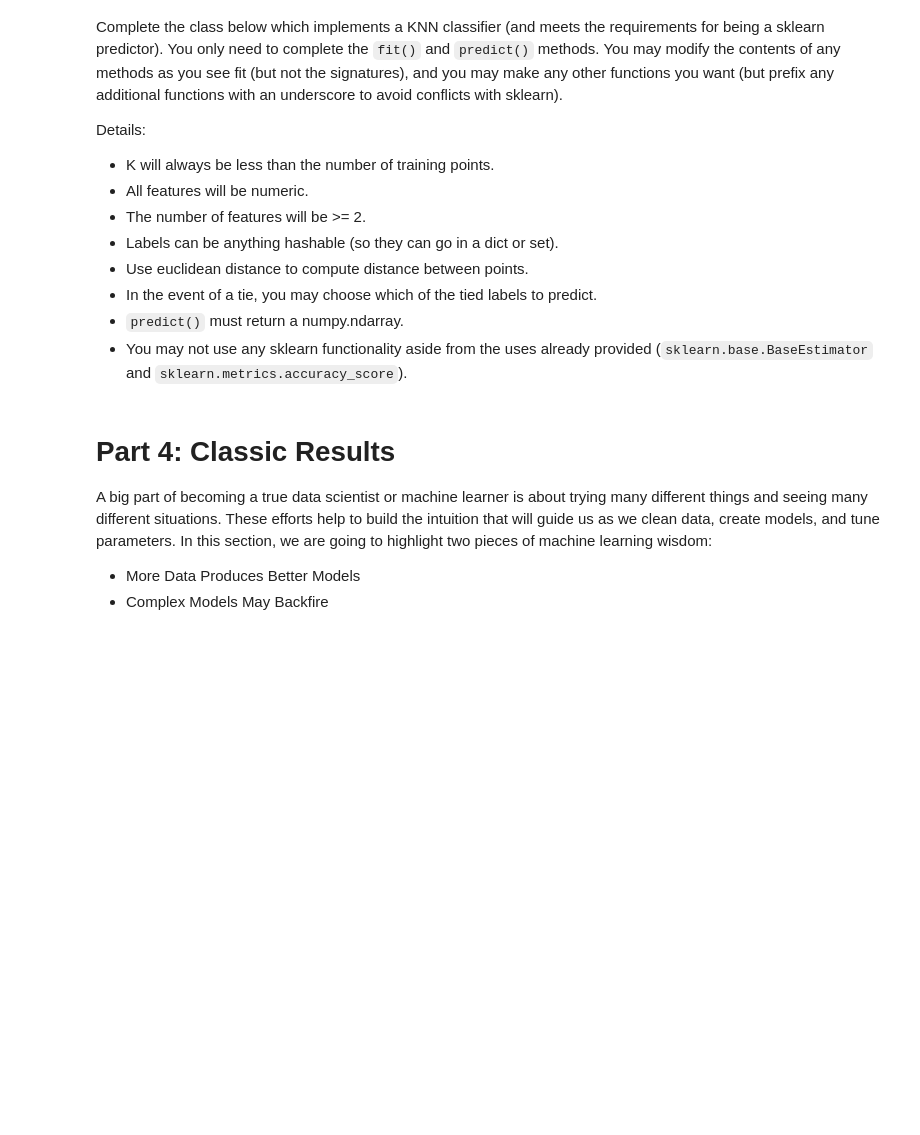
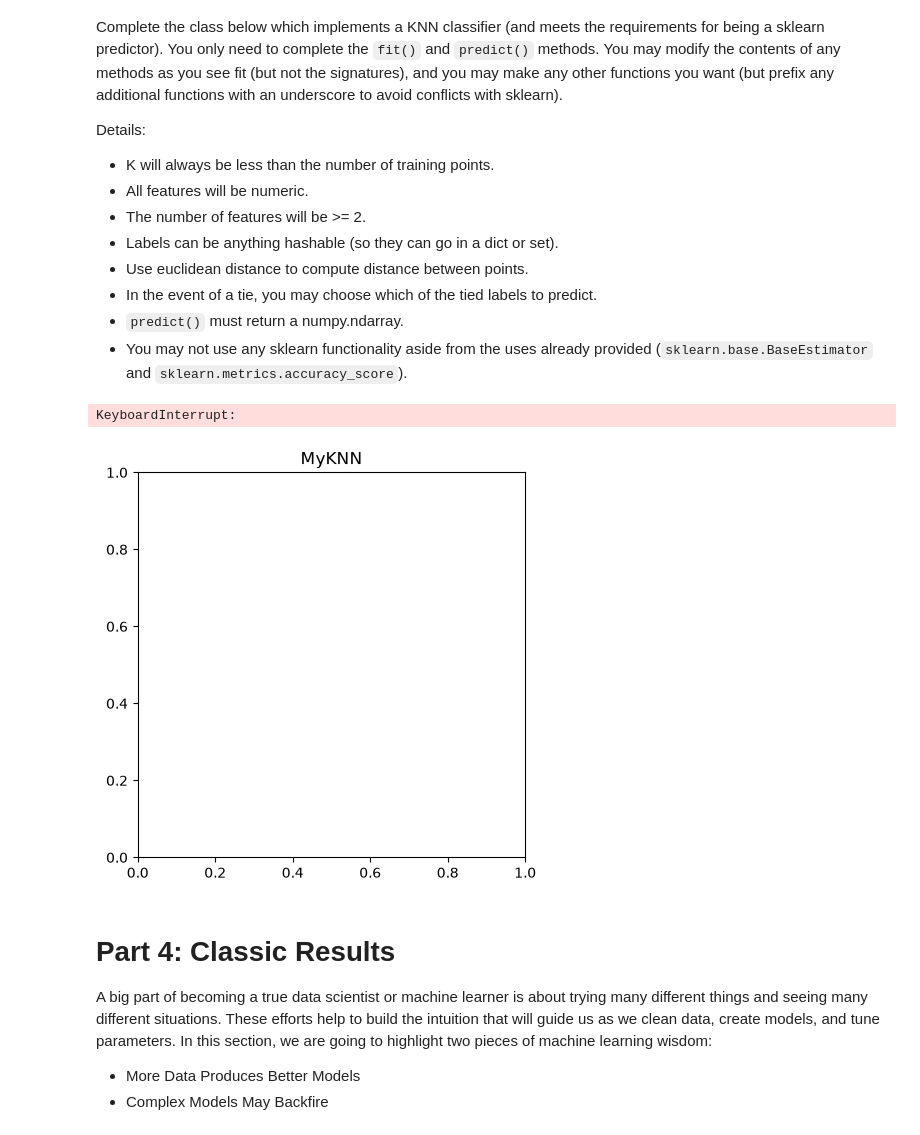
Before and after one commit to AThreeDimensionalLemon/Cse40Asgn4, a Jupyter notebook: assignment.ipynb, the cells around one changed output. Saved outputs shown, nothing was run; the diff lists cells and outputs as text; code cells hidden in the pictures; blank space fills up the shorter version.

```diff
--- a/assignment.ipynb
+++ b/assignment.ipynb
@@ -1332,36 +1345,50 @@ class MyKNN(sklearn.base.BaseEstimator):
         self.k = k
         self.ignore_ = True  # Students can ignore this.
 
     def fit(self, train_features, train_labels):
         """
         Train the KNN classifier.
 
         Args:
             train_features: A pandas.DataFrame that only contains numeric data.
             train_labels: A pandas.Series containing the labels.
         """
-
+        self.trainData = train_features.copy(deep=False)
+        self.trainData.insert(loc=0, column="label", value=train_labels)
         return self
 
     def predict(self, test_features):
         """
         Make predictions on the passed in data points.
 
         Args:
             test_features: A pandas.DataFrame that only contains numeric data.
 
         Returns:
             A numpy.ndarray with the predictions.
         """
-
-        return NotImplemented
+        res = numpy.ndarray(shape=len(test_features))
+        tmpDf = self.trainData.copy(deep=False)
+        tmpDf.insert(loc=3, column="distance", value=math.nan)
+        for inInd, inCurr in test_features.iterrows():
+            for selInd, selCurr in tmpDf.iterrows():
+                tmpDf.at[selInd, "distance"] = math.sqrt((inCurr.at["a"] - selCurr.at["a"]) ** 2 + (inCurr.at["b"] - selCurr.at["b"]) ** 2)
+            tmpDf.sort_values(by="distance", inplace=True)
+            predLabs = list()
+            for kCount in range(self.k):
+                predLabs.append(tmpDf.at[kCount, "label"])
+            res[inInd] = max(set(predLabs), key=predLabs.count)
+        return res
 
     def score(self, test_features, test_labels):
         predictions = self.predict(test_features)
         return sklearn.metrics.accuracy_score(predictions, test_labels)
 
 classifier = MyKNN(3)
 accuracy = fit_and_visualize_decision_boundary(classifier, toy_features, toy_labels, "MyKNN")
+# %% [output]
+KeyboardInterrupt:
+[figure, added]
 # %% [markdown]
 # Part 4: Classic Results
 
```
Also changed, not shown: parts of 8 cells of this notebook.
